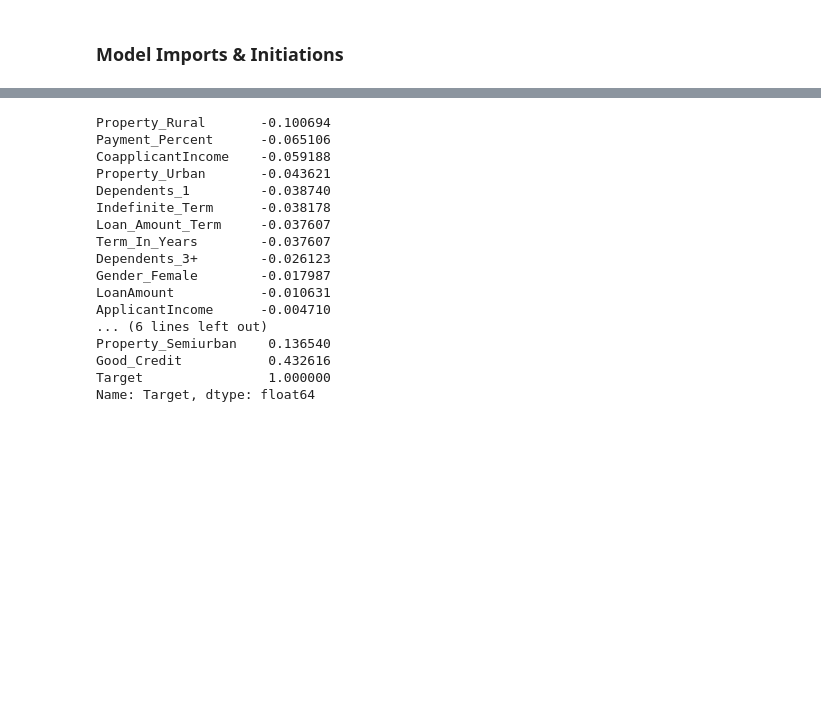
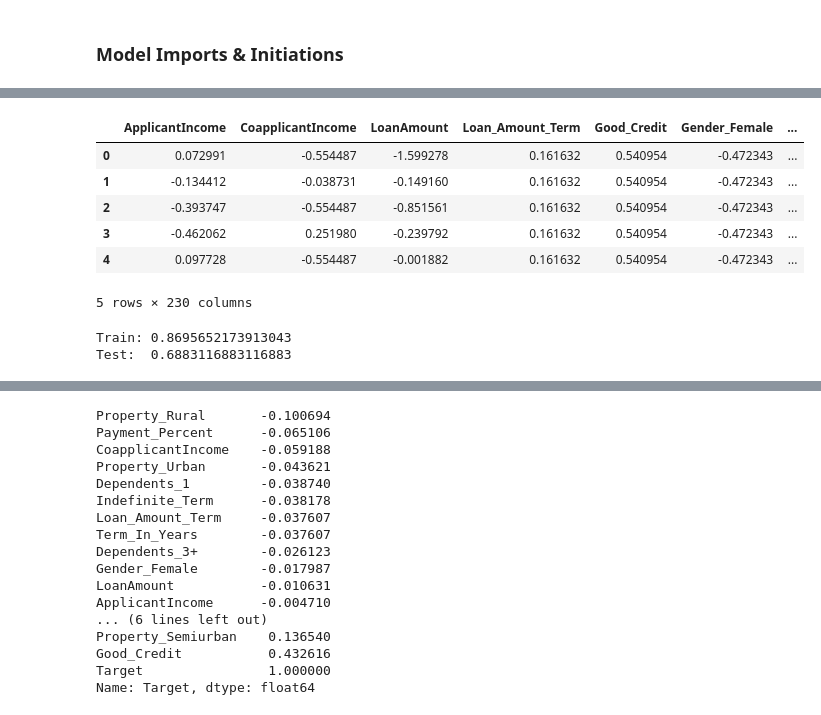
Before and after one commit to TerraJRiley/Loan_Prediction, a Jupyter notebook: Loan_Predictor.ipynb, the cells around one changed output, grey strips where cells are left out. Drawn from its saved outputs; the diff is of its cells as text; code cells hidden in the pictures; blank space fills up the shorter version.

```diff
--- a/Loan_Predictor.ipynb
+++ b/Loan_Predictor.ipynb
@@ -282,0 +392,33 @@ Index(['ApplicantIncome', 'CoapplicantIncome', 'LoanAmount',
+# %%
+ss       = StandardScaler()
+poly     = PolynomialFeatures(include_bias=False)                   # Init Poly Features
+features = [i for i in train_df.columns if i != 'Target']       # Define Features
+X        = train_df[features]                                          # Define X
+X_s_poly = ss.fit_transform(X)
+X_s_poly = poly.fit_transform(X_s_poly)                                  # Fit & Transform X
+X_s_poly = pd.DataFrame(X_s_poly,
+                    columns=poly.get_feature_names(features))   # Create a df to keep it easily understandable
+
+X_s_poly.head()
+# %% [output]
+|  | ApplicantIncome | CoapplicantIncome | LoanAmount | Loan_Amount_Term | Good_Credit | Gender_Female | ... |
+| 0 | 0.072991 | -0.554487 | -1.599278 | 0.161632 | 0.540954 | -0.472343 | ... |
+| 1 | -0.134412 | -0.038731 | -0.149160 | 0.161632 | 0.540954 | -0.472343 | ... |
+| 2 | -0.393747 | -0.554487 | -0.851561 | 0.161632 | 0.540954 | -0.472343 | ... |
+| 3 | -0.462062 | 0.251980 | -0.239792 | 0.161632 | 0.540954 | -0.472343 | ... |
+| 4 | 0.097728 | -0.554487 | -0.001882 | 0.161632 | 0.540954 | -0.472343 | ... |
+5 rows × 230 columns
+# %%
+model    = LogisticRegression()
+y        = df['Target']
+
+X_train, X_test, y_train, y_test = train_test_split(X_s_poly, y)
+model = model.fit(X_train, y_train)
+#model.transform(X_test,y_test)
+
+print('Train:', model.score(X_train, y_train))
+print('Test: ', model.score(X_test, y_test))
+# Hmm, overfit, huh!?
+# %% [output]
+Train: 0.8695652173913043
+Test:  0.6883116883116883
```
Also changed, not shown: parts of 47 cells of this notebook.
